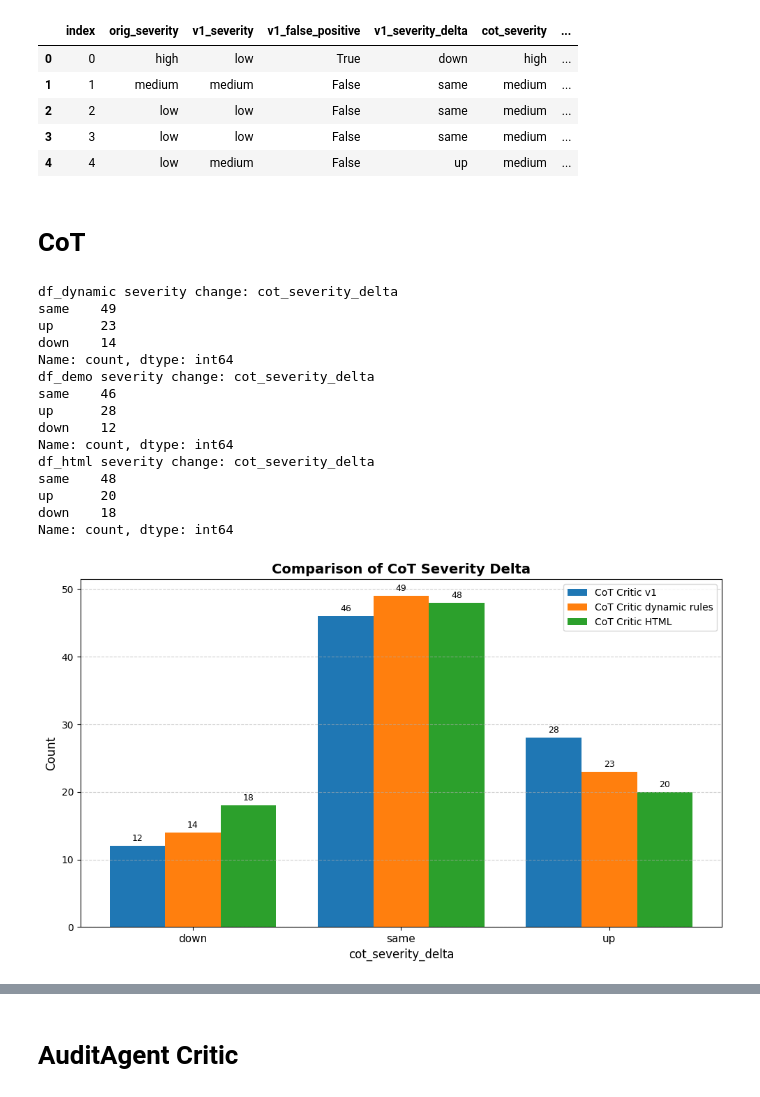
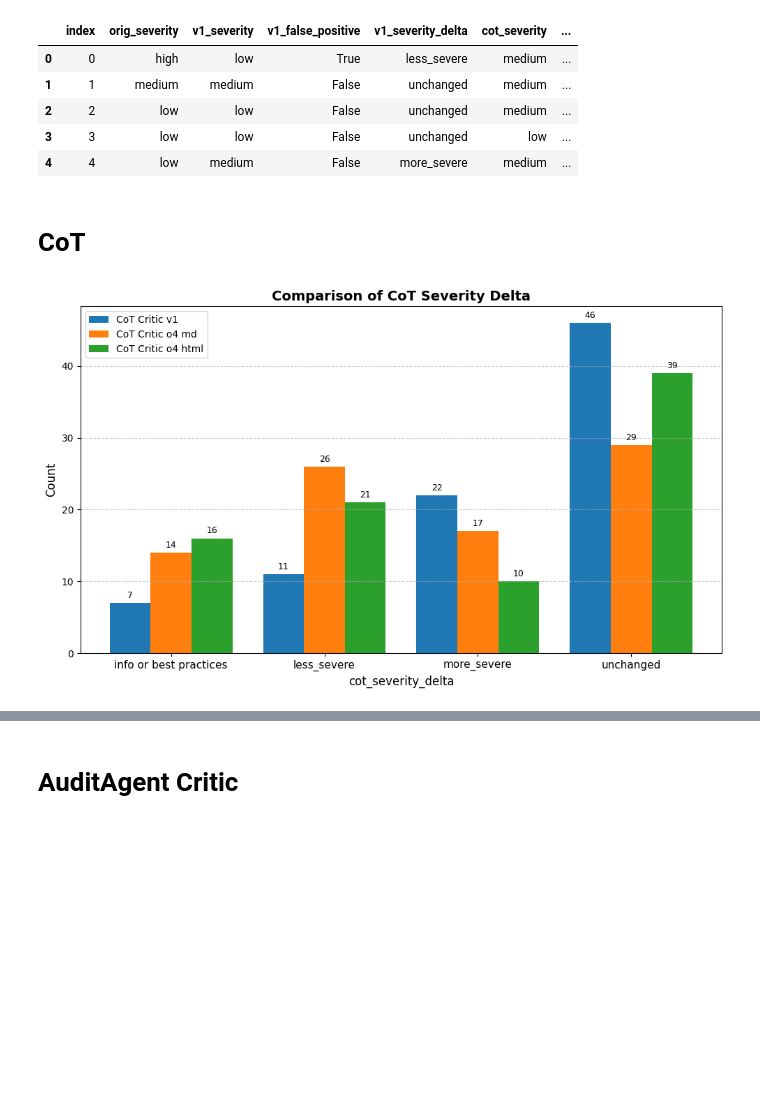
Before and after one commit to hyonbokan/reasoning_model_test, a Jupyter notebook: custom_cot/logs/mitigation/result_analysis.ipynb, the cells around one changed output, grey strips where cells are left out. Saved outputs shown, nothing was run; the diff lists cells and outputs as text; code cells hidden in the pictures; blank space fills up the shorter version.

```diff
--- a/custom_cot/logs/mitigation/result_analysis.ipynb
+++ b/custom_cot/logs/mitigation/result_analysis.ipynb
@@ -61,48 +13,28 @@ import pandas as pd
 df_dynamic = pd.read_csv("diff_report_dynamic.csv")
 df_html = pd.read_csv("diff_report_html.csv")
 df_demo = pd.read_csv("diff_report_demo.csv")
-df_dynamic.head()
+df_o4 = pd.read_csv("diff_report_o4_html.csv")
+df_o4_md = pd.read_csv("diff_report_o4_fullmd.csv")
+df_o4_md.head()
 # %% [output]
 |  | index | orig_severity | v1_severity | v1_false_positive | v1_severity_delta | cot_severity | ... |
-| 0 | 0 | high | low | True | down | high | ... |
-| 1 | 1 | medium | medium | False | same | medium | ... |
-| 2 | 2 | low | low | False | same | medium | ... |
-| 3 | 3 | low | low | False | same | medium | ... |
-| 4 | 4 | low | medium | False | up | medium | ... |
+| 0 | 0 | high | low | True | less_severe | medium | ... |
+| 1 | 1 | medium | medium | False | unchanged | medium | ... |
+| 2 | 2 | low | low | False | unchanged | medium | ... |
+| 3 | 3 | low | low | False | unchanged | low | ... |
+| 4 | 4 | low | medium | False | more_severe | medium | ... |
 # %% [markdown]
 # CoT
 # %%
 from utils import plot_grouped_bar_counts
 
-counts = df_dynamic["cot_severity_delta"].value_counts()
-counts_demo = df_demo["cot_severity_delta"].value_counts()
-counts_html = df_html["cot_severity_delta"].value_counts()
-print(f"df_dynamic severity change: {counts}")
-print(f"df_demo severity change: {counts_demo}")
-print(f"df_html severity change: {counts_html}")
-
-plot_grouped_bar_counts(dfs=[df_demo, df_dynamic, df_html],
+plot_grouped_bar_counts(dfs=[df_demo, df_o4_md, df_o4],
                         column="cot_severity_delta",
-                        labels=["CoT Critic v1", "CoT Critic dynamic rules", "CoT Critic HTML"],
+                        labels=["CoT Critic v1", "CoT Critic o4 md", "CoT Critic o4 html"],
                         title="Comparison of CoT Severity Delta"
                         )
 # %% [output]
-df_dynamic severity change: cot_severity_delta
-same    49
-up      23
-down    14
-Name: count, dtype: int64
-df_demo severity change: cot_severity_delta
-same    46
-up      28
-down    12
-Name: count, dtype: int64
-df_html severity change: cot_severity_delta
-same    48
-up      20
-down    18
-Name: count, dtype: int64
-[figure, old version]
+[figure, new version]
 # %%
 from utils import plot_grouped_bar_counts
 
```
Also changed, not shown: parts of 5 cells of this notebook, 12 other files.
